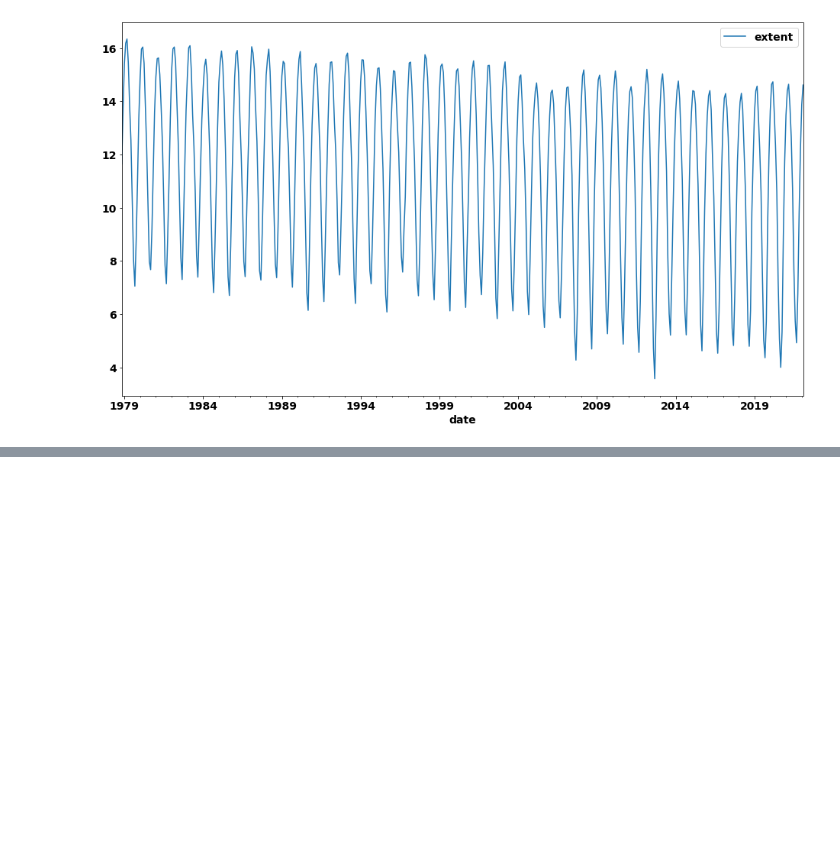
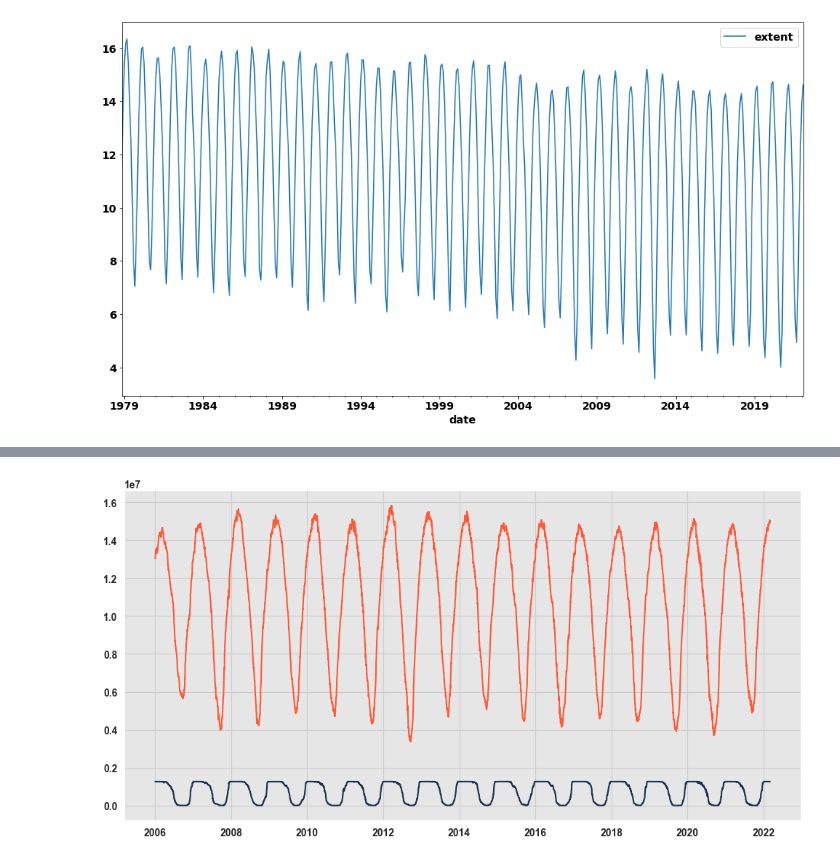
Before and after one commit to KathGo/ice_cream, a Jupyter notebook: notebooks/EDA.ipynb, the cells around one changed output, grey strips where cells are left out. Drawn from its saved outputs; the diff is of its cells as text; code cells hidden in the pictures; blank space fills up the shorter version.

```diff
--- a/notebooks/EDA.ipynb
+++ b/notebooks/EDA.ipynb
@@ -369,0 +369,3 @@ df_month.plot(x='date', y='extent');
+# %%
+df_masie.rename(columns={ df_masie.columns[0]: "yyyyddd"}, inplace=True)
+df_masie['yyyyddd']
@@ -369,0 +456,3 @@ df_month.plot(x='date', y='extent');
+# %%
+df_masie['datetime'] = pd.to_datetime(df_masie.date, format='%m-%d-%Y')
+df_masie.head()
@@ -369,0 +467,5 @@ df_month.plot(x='date', y='extent');
+# %%
+df_hb = df_masie[['datetime', ' (10) Hudson_Bay',' (0) Northern_Hemisphere']]
+df_hb.rename(columns={ df_hb.columns[1]: "HB_extent"}, inplace=True)
+df_hb.rename(columns={ df_hb.columns[2]: "total_extent_north"}, inplace=True)
+df_hb.head()
@@ -369,0 +479,11 @@ df_month.plot(x='date', y='extent');
+# %%
+# Convert timestamp to datetime object
+# Extract additional features from timestamp column
+df_hb = df_hb.assign(
+    date = lambda x: x['datetime'].dt.date,
+    year = lambda x: x['datetime'].dt.year,
+    month = lambda x: x['datetime'].dt.month,
+    day = lambda x: x['datetime'].dt.day,
+    dayofyear = lambda x: x['datetime'].dt.dayofyear
+)
+df_hb.head()
@@ -369,0 +497,5 @@ df_month.plot(x='date', y='extent');
+# %%
+plt.plot(df_hb['datetime'], df_hb['HB_extent'])
+plt.plot(df_hb['datetime'], df_hb['total_extent_north']);
+# %% [output]
+[figure, added]
```
Also changed, not shown: parts of 28 cells of this notebook.
